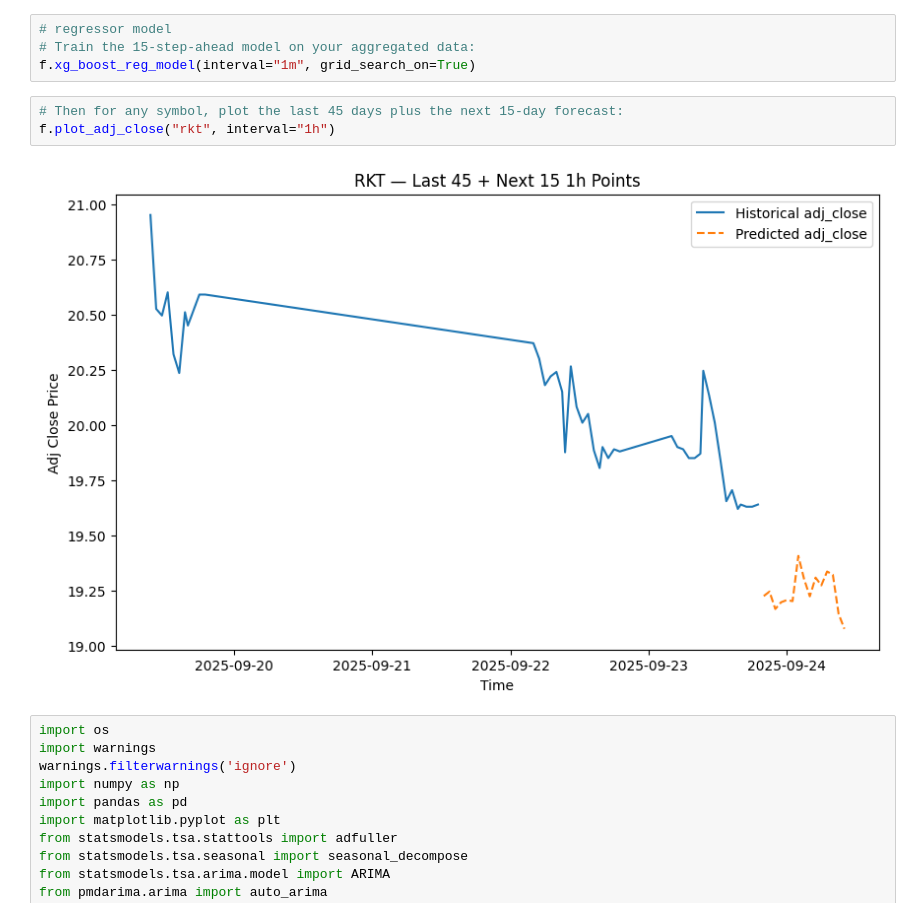
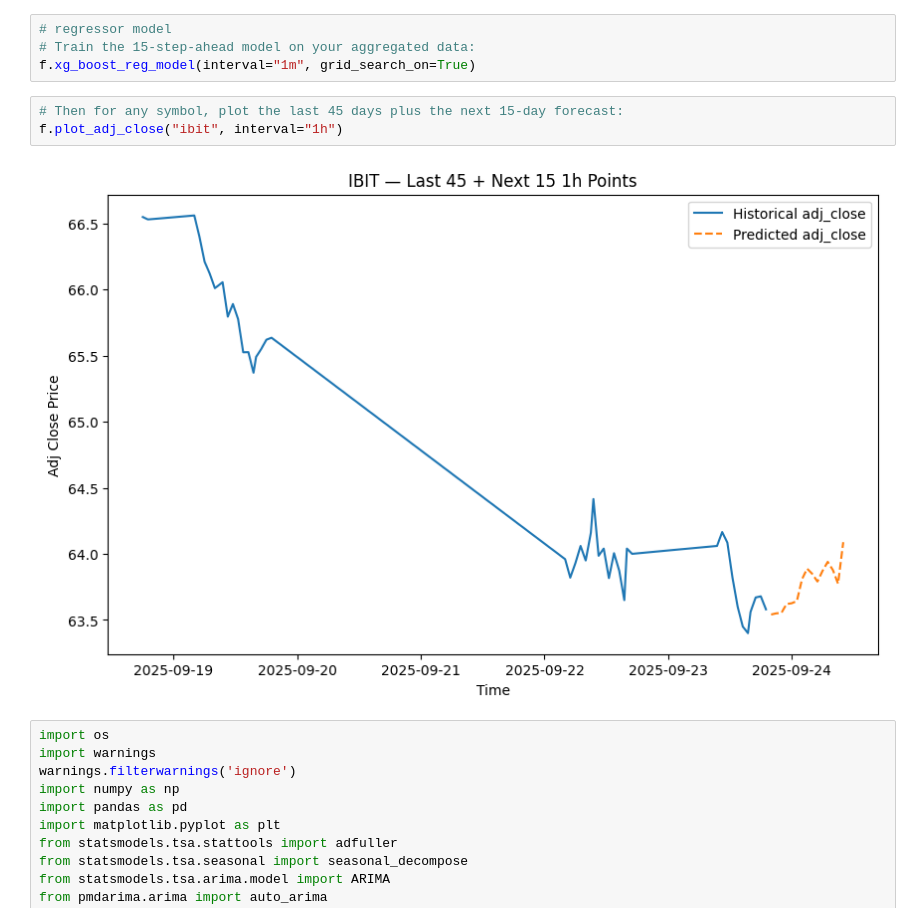
Before and after one commit to yuchild/stock_production_agg, a Jupyter notebook: validations.ipynb, the cells around one changed output. Cells and saved outputs as stored; diff of their text form.

```diff
--- a/validations.ipynb
+++ b/validations.ipynb
@@ -69,9 +69,9 @@ Kelly Criterion: 5.50%
 f.xg_boost_reg_model(interval="1m", grid_search_on=True)
 # %%
 # Then for any symbol, plot the last 45 days plus the next 15-day forecast:
-f.plot_adj_close("rkt", interval="1h")
+f.plot_adj_close("ibit", interval="1h")
 # %% [output]
-[figure, old version]
+[figure, new version]
 # %%
 import os
 import warnings
```
Also changed, not shown: parts of 1 cell of this notebook, 2 other files.
